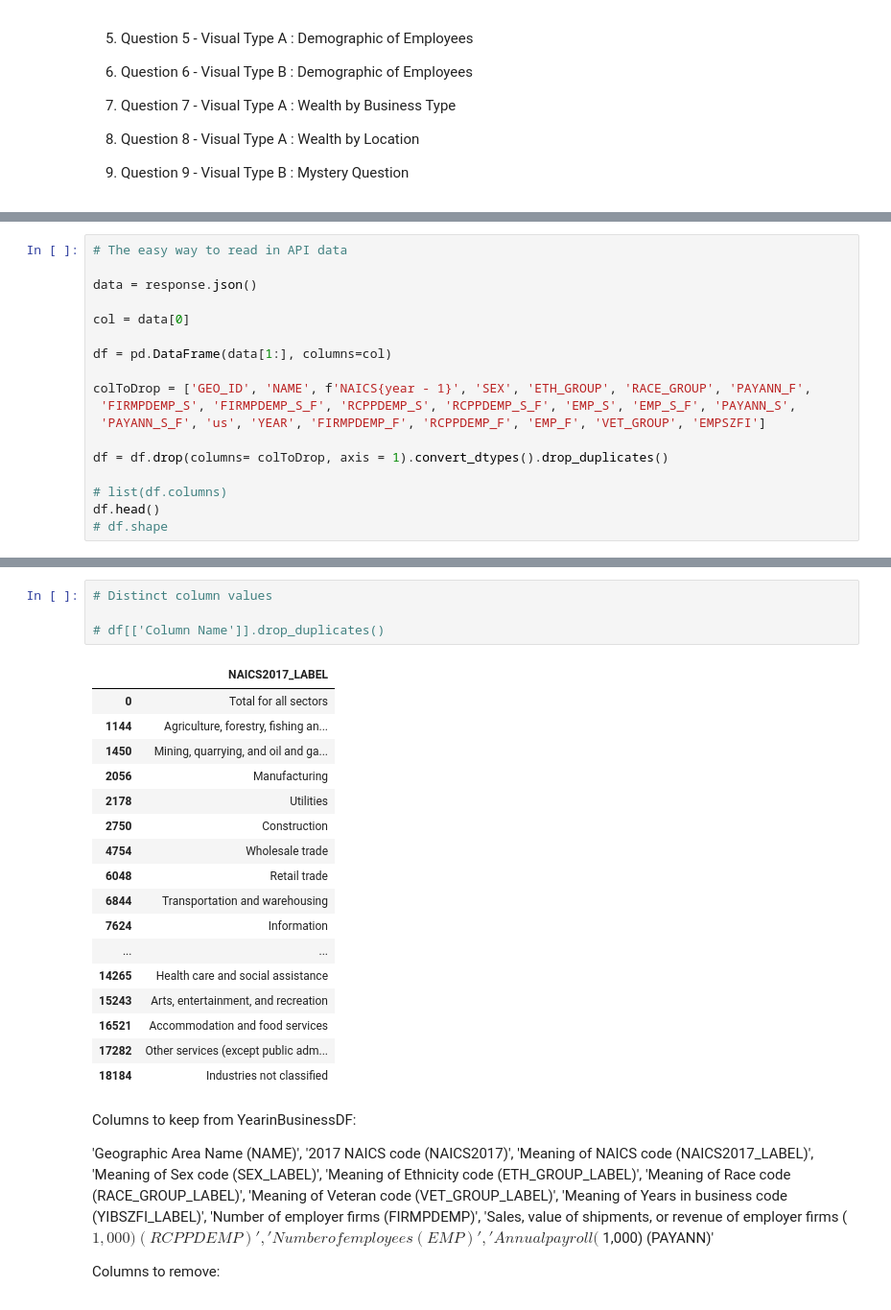
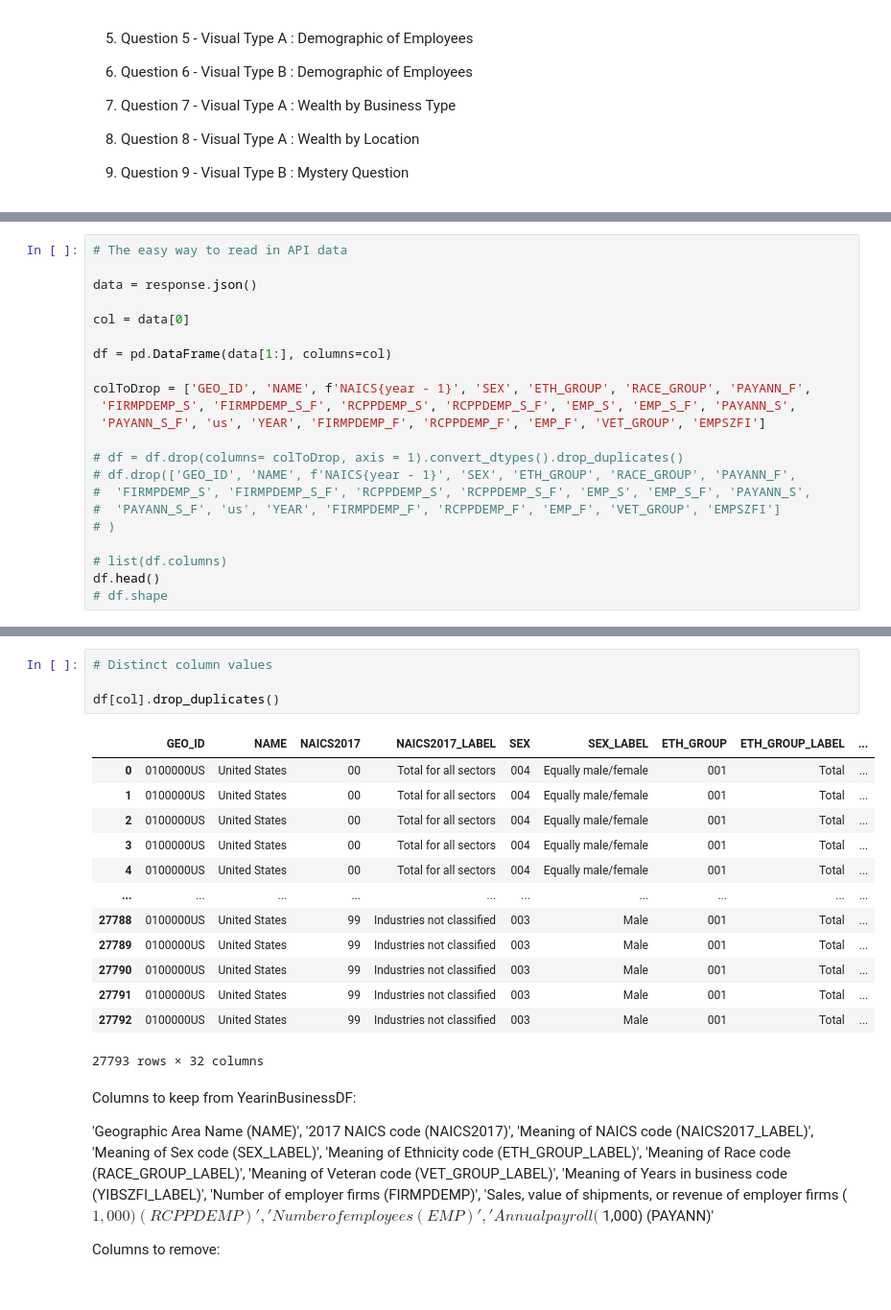
Before and after one commit to HardoModo/Dev10_Week8_Assessment, a Jupyter notebook: main.ipynb, the cells around one changed output, grey strips where cells are left out. Shown: that part at 96% size. Saved outputs shown, nothing was run; the diff lists cells and outputs as text.

```diff
--- a/main.ipynb
+++ b/main.ipynb
@@ -47,7 +53,11 @@ colToDrop = ['GEO_ID', 'NAME', f'NAICS{year - 1}', 'SEX', 'ETH_GROUP', 'RACE_GRO
  'FIRMPDEMP_S', 'FIRMPDEMP_S_F', 'RCPPDEMP_S', 'RCPPDEMP_S_F', 'EMP_S', 'EMP_S_F', 'PAYANN_S',
  'PAYANN_S_F', 'us', 'YEAR', 'FIRMPDEMP_F', 'RCPPDEMP_F', 'EMP_F', 'VET_GROUP', 'EMPSZFI']
 
-df = df.drop(columns= colToDrop, axis = 1).convert_dtypes().drop_duplicates()
+# df = df.drop(columns= colToDrop, axis = 1).convert_dtypes().drop_duplicates()
+# df.drop(['GEO_ID', 'NAME', f'NAICS{year - 1}', 'SEX', 'ETH_GROUP', 'RACE_GROUP', 'PAYANN_F',
+#  'FIRMPDEMP_S', 'FIRMPDEMP_S_F', 'RCPPDEMP_S', 'RCPPDEMP_S_F', 'EMP_S', 'EMP_S_F', 'PAYANN_S',
+#  'PAYANN_S_F', 'us', 'YEAR', 'FIRMPDEMP_F', 'RCPPDEMP_F', 'EMP_F', 'VET_GROUP', 'EMPSZFI']
+# )
 
 # list(df.columns)
 df.head()
@@ -62,25 +73,21 @@ df.head()
 # %%
 # Distinct column values
 
-# df[['Column Name']].drop_duplicates()
+df[col].drop_duplicates()
 # %% [output]
-|  | NAICS2017_LABEL |
-| 0 | Total for all sectors |
-| 1144 | Agriculture, forestry, fishing an... |
-| 1450 | Mining, quarrying, and oil and ga... |
-| 2056 | Manufacturing |
-| 2178 | Utilities |
-| 2750 | Construction |
-| 4754 | Wholesale trade |
-| 6048 | Retail trade |
-| 6844 | Transportation and warehousing |
-| 7624 | Information |
-| ... | ... |
-| 14265 | Health care and social assistance |
-| 15243 | Arts, entertainment, and recreation |
-| 16521 | Accommodation and food services |
-| 17282 | Other services (except public adm... |
-| 18184 | Industries not classified |
+|  | GEO_ID | NAME | NAICS2017 | NAICS2017_LABEL | SEX | SEX_LABEL | ETH_GROUP | ETH_GROUP_LABEL | ... |
+| 0 | 0100000US | United States | 00 | Total for all sectors | 004 | Equally male/female | 001 | Total | ... |
+| 1 | 0100000US | United States | 00 | Total for all sectors | 004 | Equally male/female | 001 | Total | ... |
+| 2 | 0100000US | United States | 00 | Total for all sectors | 004 | Equally male/female | 001 | Total | ... |
+| 3 | 0100000US | United States | 00 | Total for all sectors | 004 | Equally male/female | 001 | Total | ... |
+| 4 | 0100000US | United States | 00 | Total for all sectors | 004 | Equally male/female | 001 | Total | ... |
+| ... | ... | ... | ... | ... | ... | ... | ... | ... | ... |
+| 27788 | 0100000US | United States | 99 | Industries not classified | 003 | Male | 001 | Total | ... |
+| 27789 | 0100000US | United States | 99 | Industries not classified | 003 | Male | 001 | Total | ... |
+| 27790 | 0100000US | United States | 99 | Industries not classified | 003 | Male | 001 | Total | ... |
+| 27791 | 0100000US | United States | 99 | Industries not classified | 003 | Male | 001 | Total | ... |
+| 27792 | 0100000US | United States | 99 | Industries not classified | 003 | Male | 001 | Total | ... |
+27793 rows × 32 columns
 # %% [markdown]
 Columns to keep from YearinBusinessDF:
 
```
Also changed, not shown: parts of 6 cells of this notebook.
